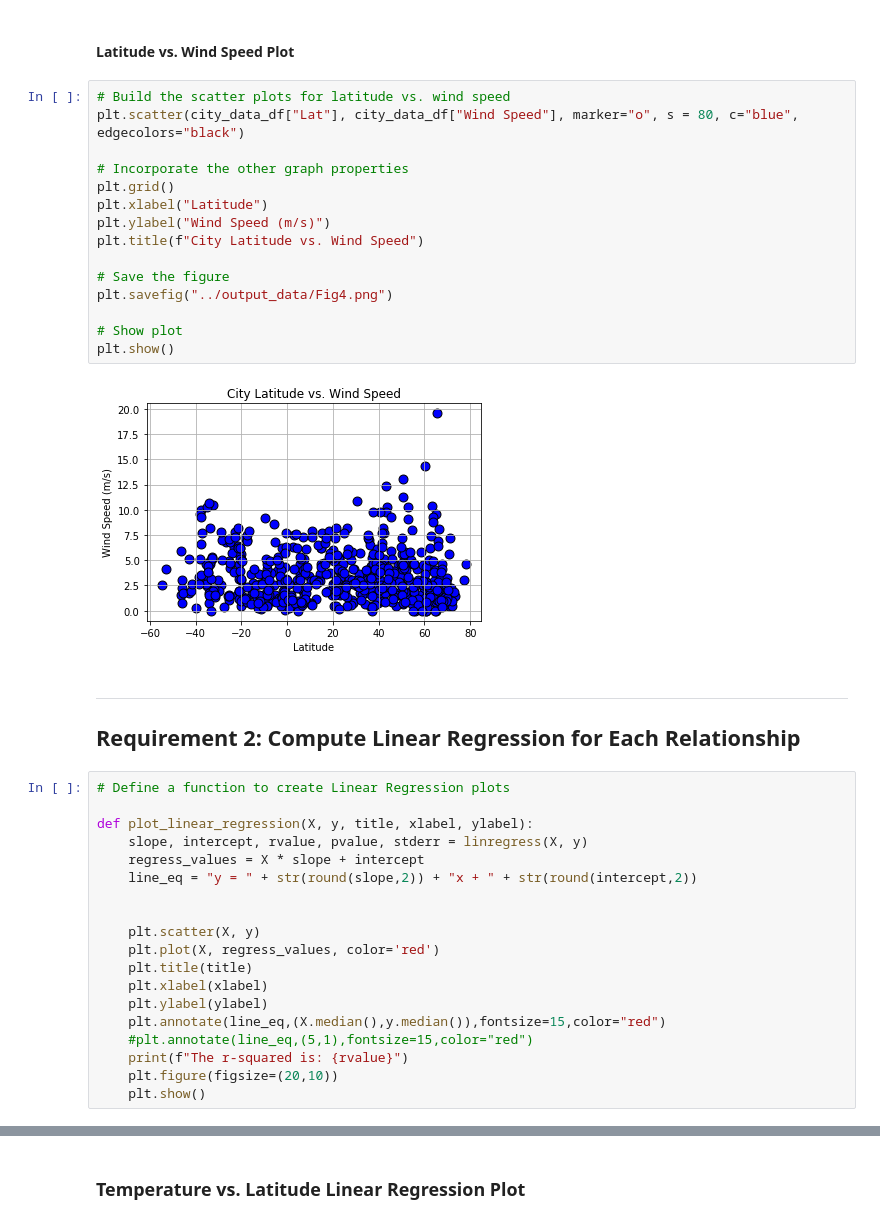
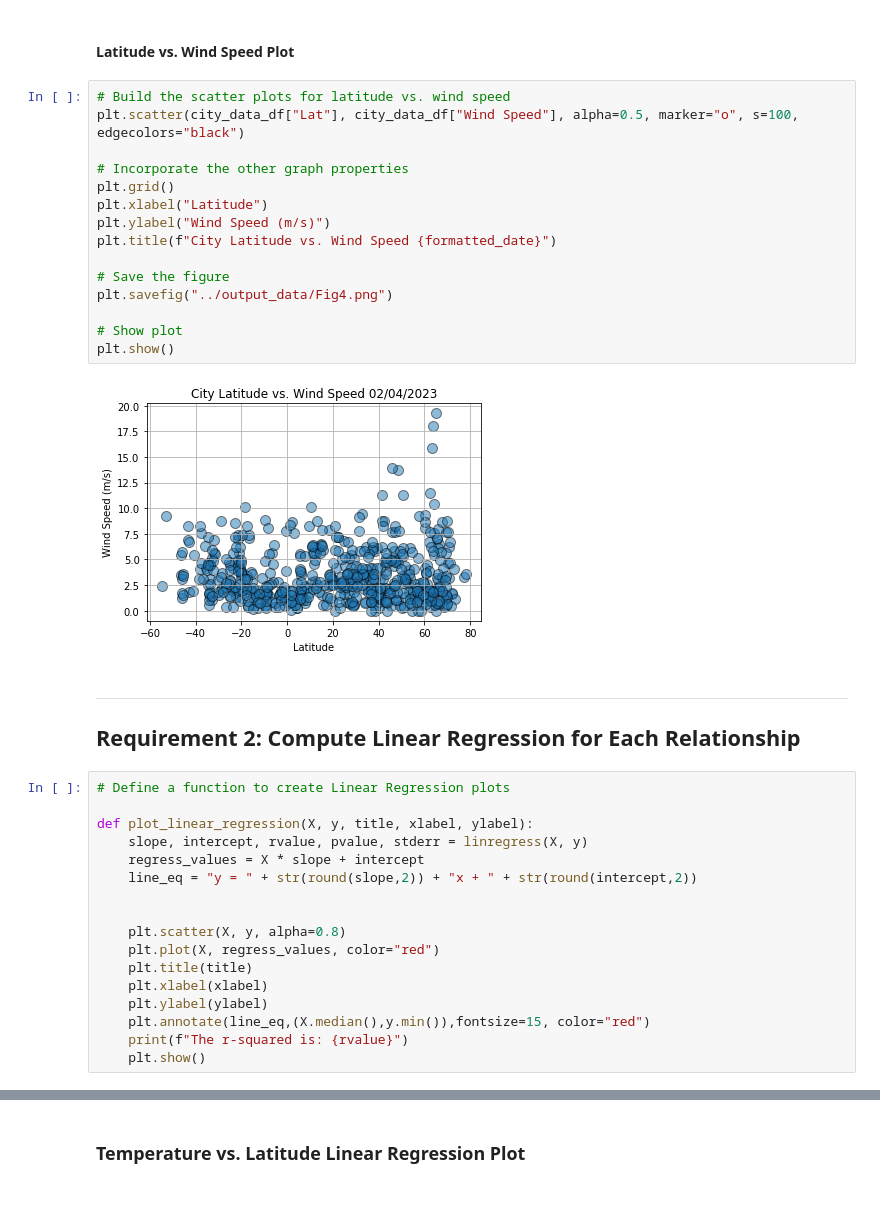
Before and after one commit to angelanarag/python-api-challenge, a Jupyter notebook: starter_code/WeatherPy.ipynb, the cells around one changed output, grey strips where cells are left out. Saved outputs shown, nothing was run; the diff lists cells and outputs as text.

```diff
--- a/starter_code/WeatherPy.ipynb
+++ b/starter_code/WeatherPy.ipynb
@@ -263,21 +257,21 @@ plt.show()
 #### Latitude vs. Wind Speed Plot
 # %%
 # Build the scatter plots for latitude vs. wind speed
-plt.scatter(city_data_df["Lat"], city_data_df["Wind Speed"], marker="o", s = 80, c="blue", edgecolors="black")
+plt.scatter(city_data_df["Lat"], city_data_df["Wind Speed"], alpha=0.5, marker="o", s=100, edgecolors="black")
 
 # Incorporate the other graph properties
 plt.grid()
 plt.xlabel("Latitude")
 plt.ylabel("Wind Speed (m/s)")
-plt.title(f"City Latitude vs. Wind Speed")
+plt.title(f"City Latitude vs. Wind Speed {formatted_date}")
 
 # Save the figure
 plt.savefig("../output_data/Fig4.png")
 
 # Show plot
 plt.show()
 # %% [output]
-[figure, old version]
+[figure, new version]
 # %% [markdown]
 ---
 
@@ -291,13 +285,11 @@ def plot_linear_regression(X, y, title, xlabel, ylabel):
     line_eq = "y = " + str(round(slope,2)) + "x + " + str(round(intercept,2))
 
 
-    plt.scatter(X, y)
-    plt.plot(X, regress_values, color='red')
+    plt.scatter(X, y, alpha=0.8)
+    plt.plot(X, regress_values, color="red")
     plt.title(title)
     plt.xlabel(xlabel)
     plt.ylabel(ylabel)
-    plt.annotate(line_eq,(X.median(),y.median()),fontsize=15,color="red")
-    #plt.annotate(line_eq,(5,1),fontsize=15,color="red")
+    plt.annotate(line_eq,(X.median(),y.min()),fontsize=15, color="red")
     print(f"The r-squared is: {rvalue}")
-    plt.figure(figsize=(20,10))
     plt.show()
```
Also changed, not shown: parts of 28 cells of this notebook, 7 other files.
